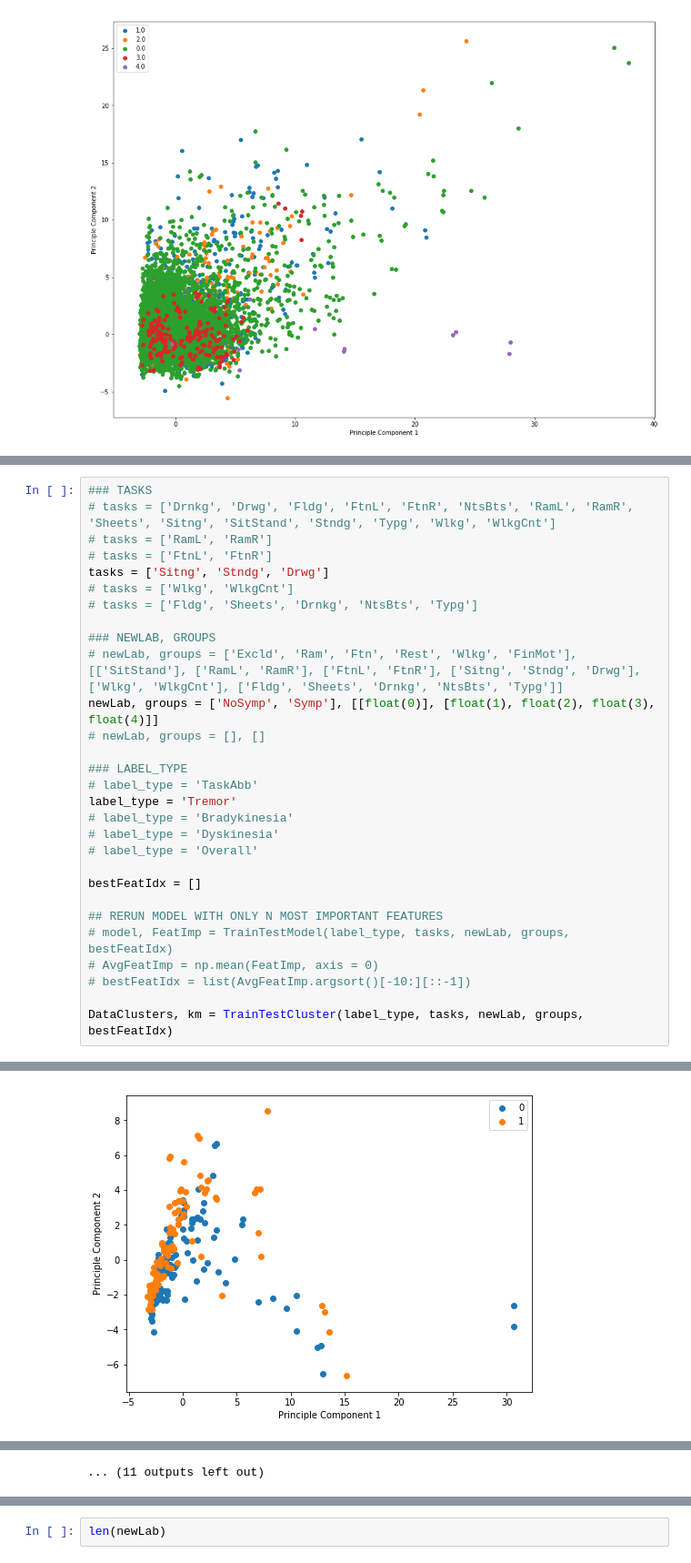
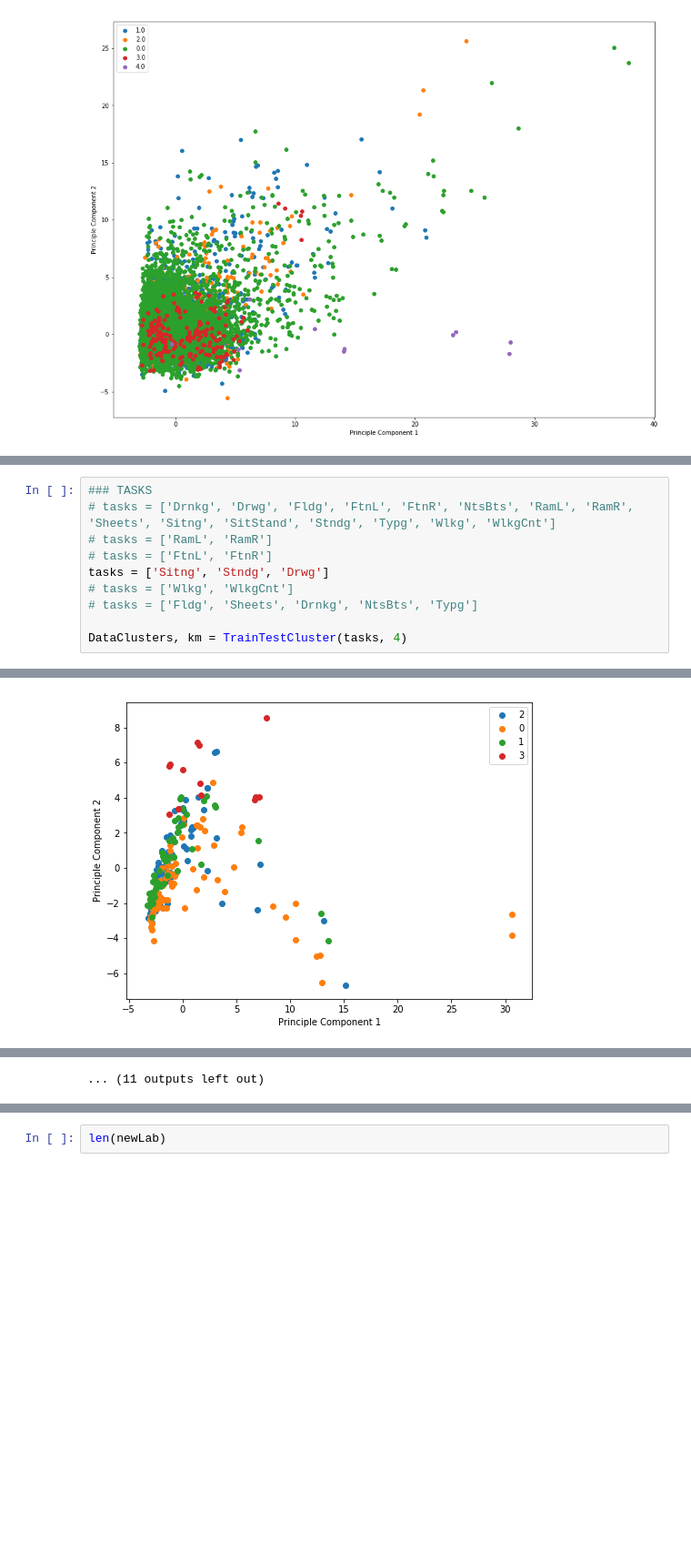
Before and after one commit to nshawen/CIS_PD, a Jupyter notebook: WatchDataPCAClustering.ipynb, the cells around one changed output, grey strips where cells are left out. Shown at 91% size. Cells and saved outputs as stored; diff of their text form; blank space fills up the shorter version.

Commit message:
condesed function to only require two inputs: tasks and cluster number Future: determine prominant score (tremor score?) within each cluster Try to determine how the computer is partitioning the data

```diff
--- a/WatchDataPCAClustering.ipynb
+++ b/WatchDataPCAClustering.ipynb
@@ -232,24 +205,5 @@ tasks = ['Sitng', 'Stndg', 'Drwg']
 # tasks = ['Wlkg', 'WlkgCnt']
 # tasks = ['Fldg', 'Sheets', 'Drnkg', 'NtsBts', 'Typg']
 
-### NEWLAB, GROUPS
-# newLab, groups = ['Excld', 'Ram', 'Ftn', 'Rest', 'Wlkg', 'FinMot'], [['SitStand'], ['RamL', 'RamR'], ['FtnL', 'FtnR'], ['Sitng', 'Stndg', 'Drwg'], ['Wlkg', 'WlkgCnt'], ['Fldg', 'Sheets', 'Drnkg', 'NtsBts', 'Typg']]
-newLab, groups = ['NoSymp', 'Symp'], [[float(0)], [float(1), float(2), float(3), float(4)]]
-# newLab, groups = [], []
-
-### LABEL_TYPE
-# label_type = 'TaskAbb'
-label_type = 'Tremor'
-# label_type = 'Bradykinesia'
-# label_type = 'Dyskinesia'
-# label_type = 'Overall'
-
-bestFeatIdx = []
-
-## RERUN MODEL WITH ONLY N MOST IMPORTANT FEATURES
-# model, FeatImp = TrainTestModel(label_type, tasks, newLab, groups, bestFeatIdx)
-# AvgFeatImp = np.mean(FeatImp, axis = 0)
-# bestFeatIdx = list(AvgFeatImp.argsort()[-10:][::-1])
-
-DataClusters, km = TrainTestCluster(label_type, tasks, newLab, groups, bestFeatIdx)
+DataClusters, km = TrainTestCluster(tasks, 4)
 # %% [output]
@@ -272 +220 @@ Label Groups:
-[figure, old version]
+[figure, new version]
```
Also changed, not shown: parts of 4 cells of this notebook.
